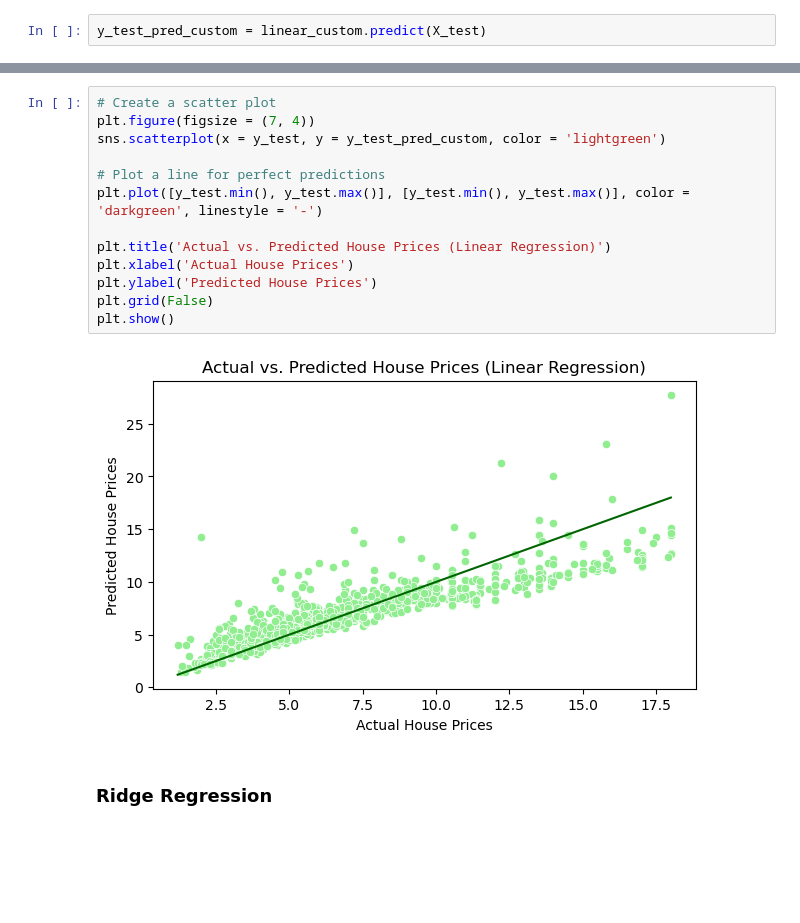
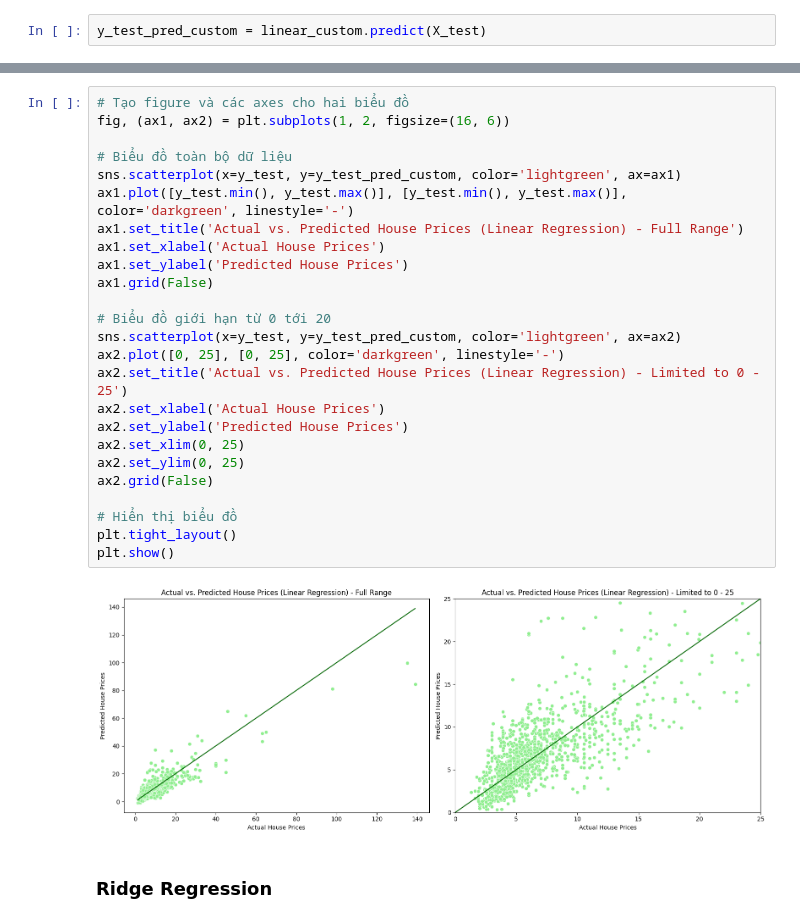
Before and after one commit to vtphatt2/House-Price-Prediction, a Jupyter notebook: Regression/regression_models.ipynb, the cells around one changed output, grey strips where cells are left out. Drawn from its saved outputs; the diff is of its cells as text; blank space fills up the shorter version.

```diff
--- a/Regression/regression_models.ipynb
+++ b/Regression/regression_models.ipynb
@@ -65,18 +63,30 @@ Custom Linear Regression - R^2: 0.7605921900256861
-# %%
-# Create a scatter plot
-plt.figure(figsize = (7, 4))
-sns.scatterplot(x = y_test, y = y_test_pred_custom, color = 'lightgreen')
-
-# Plot a line for perfect predictions
-plt.plot([y_test.min(), y_test.max()], [y_test.min(), y_test.max()], color = 'darkgreen', linestyle = '-')
-
-plt.title('Actual vs. Predicted House Prices (Linear Regression)')
-plt.xlabel('Actual House Prices')
-plt.ylabel('Predicted House Prices')
-plt.grid(False)
-plt.show()
-# %% [output]
-[figure, removed]
+# %%
+# Tạo figure và các axes cho hai biểu đồ
+fig, (ax1, ax2) = plt.subplots(1, 2, figsize=(16, 6))
+
+# Biểu đồ toàn bộ dữ liệu
+sns.scatterplot(x=y_test, y=y_test_pred_custom, color='lightgreen', ax=ax1)
+ax1.plot([y_test.min(), y_test.max()], [y_test.min(), y_test.max()], color='darkgreen', linestyle='-')
+ax1.set_title('Actual vs. Predicted House Prices (Linear Regression) - Full Range')
+ax1.set_xlabel('Actual House Prices')
+ax1.set_ylabel('Predicted House Prices')
+ax1.grid(False)
+
+# Biểu đồ giới hạn từ 0 tới 20
+sns.scatterplot(x=y_test, y=y_test_pred_custom, color='lightgreen', ax=ax2)
+ax2.plot([0, 25], [0, 25], color='darkgreen', linestyle='-')
+ax2.set_title('Actual vs. Predicted House Prices (Linear Regression) - Limited to 0 - 25')
+ax2.set_xlabel('Actual House Prices')
+ax2.set_ylabel('Predicted House Prices')
+ax2.set_xlim(0, 25)
+ax2.set_ylim(0, 25)
+ax2.grid(False)
+
+# Hiển thị biểu đồ
+plt.tight_layout()
+plt.show()
+# %% [output]
+[figure, added]
 # %% [markdown]
 ### **Ridge Regression**
 # %%
```
Also changed, not shown: parts of 10 cells of this notebook, 1 other file.
